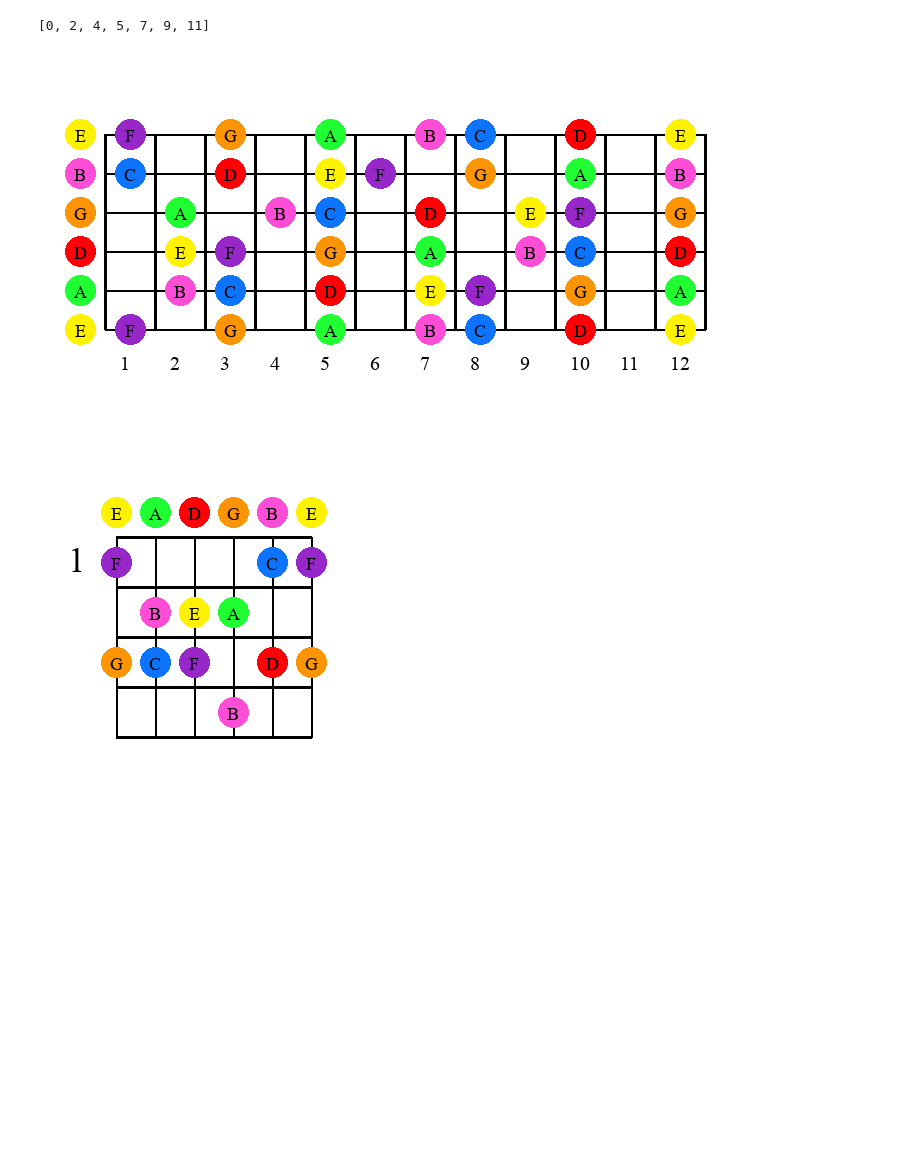
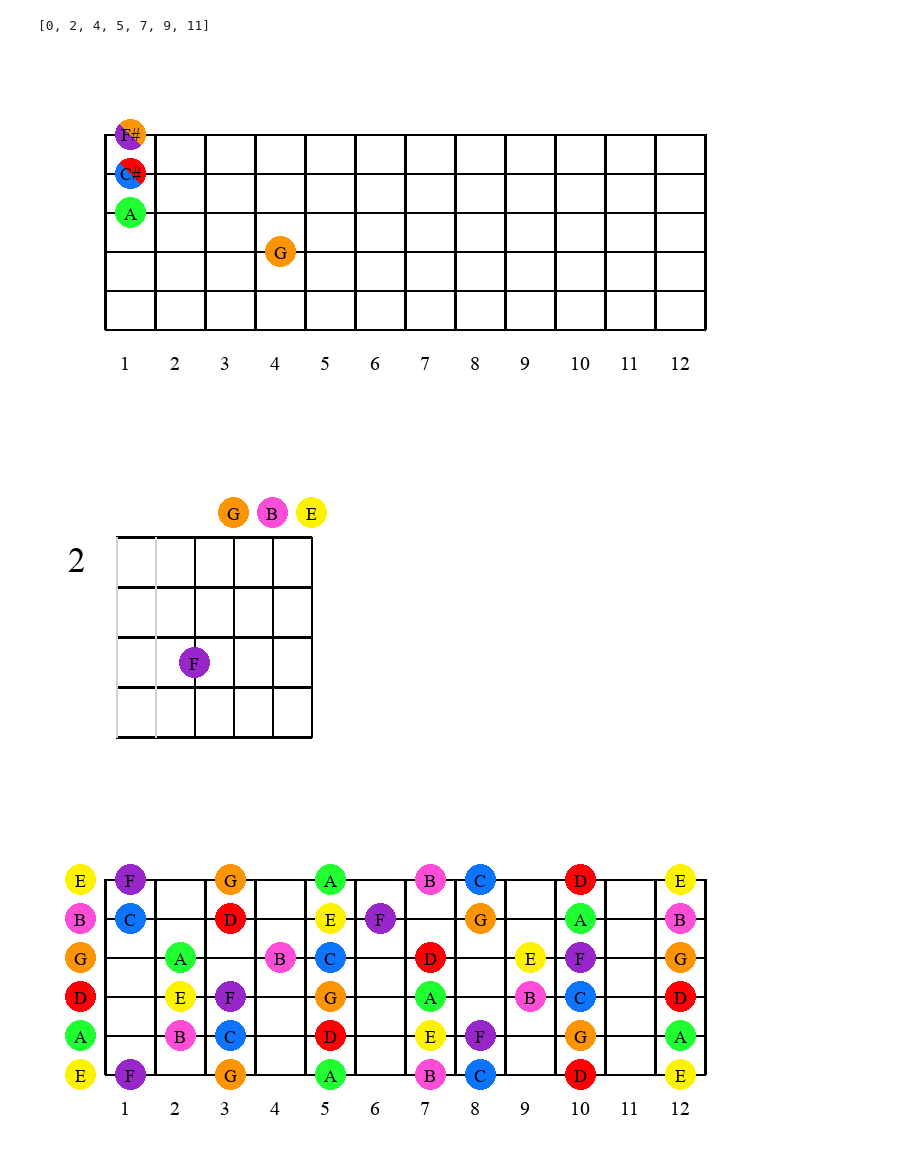
Before and after one commit to GenaroHacker/creating_chord_collection, a Jupyter notebook: main.ipynb, the cells around one changed output. Saved outputs shown, nothing was run; the diff lists cells and outputs as text; code cells hidden in the pictures; blank space fills up the shorter version.

```diff
--- a/main.ipynb
+++ b/main.ipynb
@@ -344,7 +344,7 @@ class Director:
     def __init__(self, builder):
         self._builder = builder
 
-    def _build_diagram(self, root, scale, starting_fret=1, finger_ascending=None):
+    def _build_diagram(self, root, starting_fret, finger_ascending=None, scale=None):
         self._builder.draw_boundaries()
         self._builder.root = root
         self._builder.starting_fret = starting_fret
@@ -354,37 +354,69 @@ class Director:
         self._builder.draw_frets()
         self._builder.draw_strings()
 
+        # Draw notes for a chord
+        if finger_ascending is not None:
+            chord_coords = self._builder.get_chord_figure_coordenates()
+            for coord in chord_coords:
+                note = self._builder.coordenate_to_note(coord)
+                note_colors = self._builder.get_note_colors(note)
+                self._builder.draw_note_at_coordenate(coord, *note_colors, label=note)
+
         # Draw notes for a scale
-        scale_coords = self._builder.get_scale_figure_coordinates()
-        for coord in scale_coords:
-            note = self._builder.coordinate_to_note(coord)
-            note_colors = self._builder.get_note_colors(note)
-            self._builder.draw_note_at_coordinate(coord, *note_colors, label=note)
+        if scale is not None:
+            scale_coords = self._builder.get_scale_figure_coordenates()
+            for coord in scale_coords:
+                note = self._builder.coordenate_to_note(coord)
+                note_colors = self._builder.get_note_colors(note)
+                self._builder.draw_note_at_coordenate(coord, *note_colors, label=note)
+
+    def build_chord(self, chord):
+        self._build_diagram(chord.root, chord.starting_fret, finger_ascending=chord.finger_ascending)
 
     def build_scale(self, root, scale):
-        self._build_diagram(root, scale)
+        self._build_diagram(root, starting_fret=1, scale=scale)
 # %%
+# Example usage for a chord
+chord = GuitarChord('E', 'm', transposable_figures, finger_ascending=[0, 0, 0, 3, None, None], starting_fret=2)
+builder = LongChordBuilder()
+director = Director(builder)
+director.build_chord(chord)
+
+# Get the final image result and display it
+result_image = builder.get_result()
+display(result_image)
+
+# Repeat the process with ShortChordBuilder
+builder = ShortChordBuilder()
+director = Director(builder)
+director.build_chord(chord)
+
+# Get the final image result and display it
+result_image = builder.get_result()
+display(result_image)
+
 # Define the scale as a list of integers
 ionian_scale = [0, 2, 4, 5, 7, 9, 11]
 root_note = "C"
 
 # Example usage for a scale with LongScaleBuilder
 builder = LongScaleBuilder()
 director = Director(builder)
 director.build_scale(root_note, ionian_scale)
 
 # Get the final image result and display it
 result_image = builder.get_result()
 display(result_image)
 
 # Repeat the process with ShortScaleBuilder
 builder = ShortScaleBuilder()
 director = Director(builder)
 director.build_scale(root_note, ionian_scale)
 
 # Get the final image result and display it
 result_image = builder.get_result()
 display(result_image)
 # %% [output]
-[figure, old version]
+[figure, new version]
-[figure, old version]
+[figure, new version]
+[figure, added]
```
Also changed, not shown: parts of 2 cells of this notebook.
